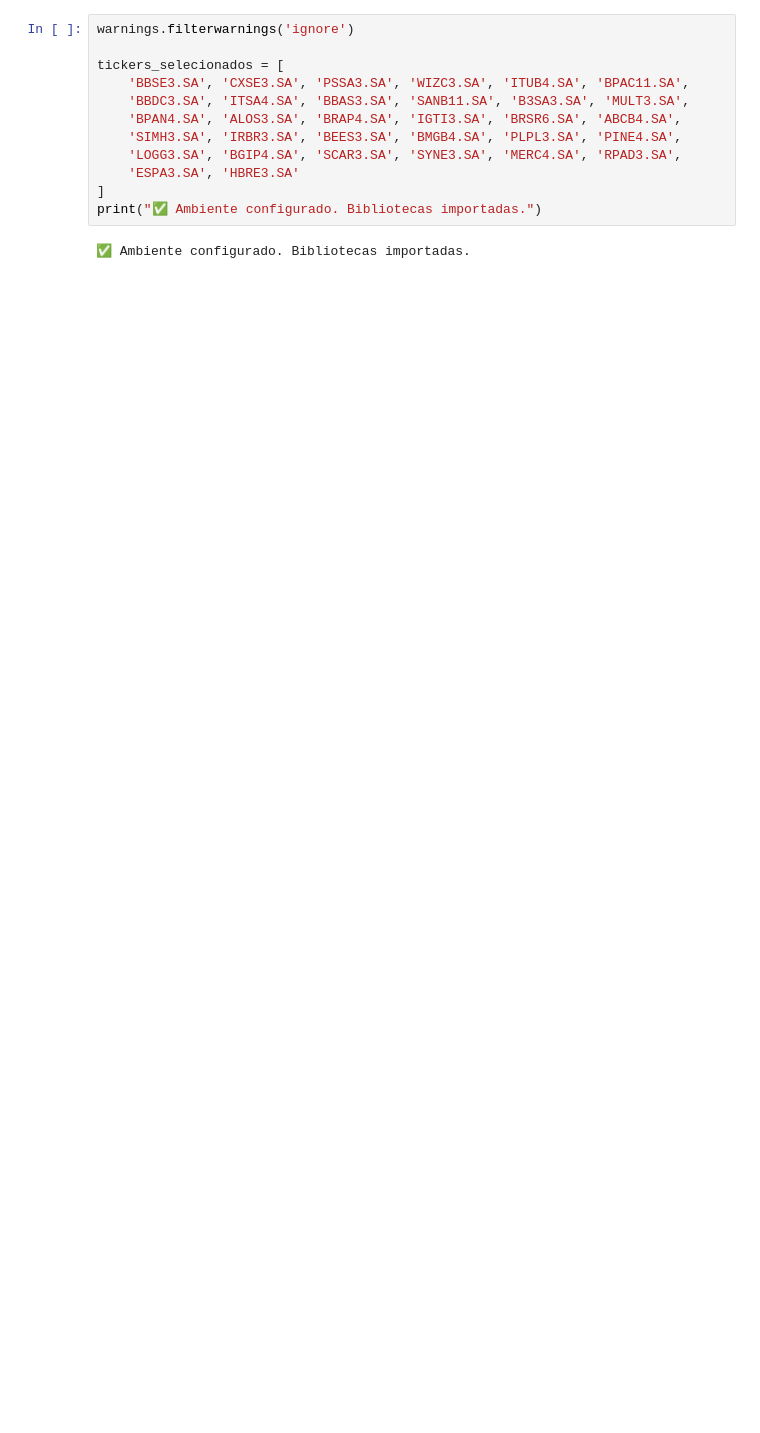
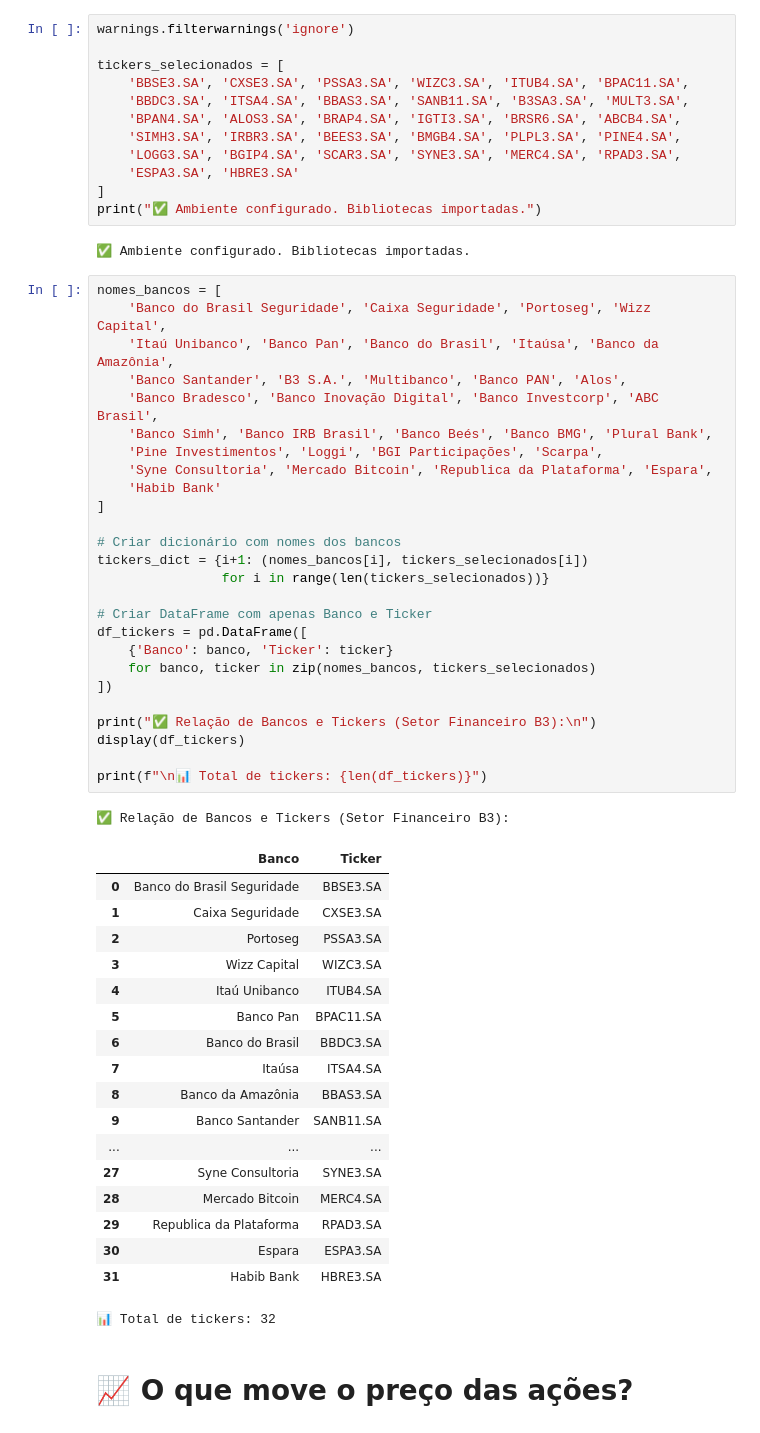
Before and after one commit to Alpha-Desafio-Equipe2/Desafio-Analytics, a Jupyter notebook: notebooks/b3_analytics.ipynb, the cells around one changed output. Cells and saved outputs as stored; diff of their text form; blank space fills up the shorter version.

```diff
--- a/notebooks/b3_analytics.ipynb
+++ b/notebooks/b3_analytics.ipynb
@@ -203,3 +333,51 @@ tickers_selecionados = [
 print("✅ Ambiente configurado. Bibliotecas importadas.")
 # %% [output]
 ✅ Ambiente configurado. Bibliotecas importadas.
+# %%
+nomes_bancos = [
+    'Banco do Brasil Seguridade', 'Caixa Seguridade', 'Portoseg', 'Wizz Capital',
+    'Itaú Unibanco', 'Banco Pan', 'Banco do Brasil', 'Itaúsa', 'Banco da Amazônia',
+    'Banco Santander', 'B3 S.A.', 'Multibanco', 'Banco PAN', 'Alos',
+    'Banco Bradesco', 'Banco Inovação Digital', 'Banco Investcorp', 'ABC Brasil',
+    'Banco Simh', 'Banco IRB Brasil', 'Banco Beés', 'Banco BMG', 'Plural Bank',
+    'Pine Investimentos', 'Loggi', 'BGI Participações', 'Scarpa',
+    'Syne Consultoria', 'Mercado Bitcoin', 'Republica da Plataforma', 'Espara',
+    'Habib Bank'
+]
+
+# Criar dicionário com nomes dos bancos
+tickers_dict = {i+1: (nomes_bancos[i], tickers_selecionados[i])
+                for i in range(len(tickers_selecionados))}
+
+# Criar DataFrame com apenas Banco e Ticker
+df_tickers = pd.DataFrame([
+    {'Banco': banco, 'Ticker': ticker}
+    for banco, ticker in zip(nomes_bancos, tickers_selecionados)
+])
+
+print("✅ Relação de Bancos e Tickers (Setor Financeiro B3):\n")
+display(df_tickers)
+
+print(f"\n📊 Total de tickers: {len(df_tickers)}")
+# %% [output]
+✅ Relação de Bancos e Tickers (Setor Financeiro B3):
+|  | Banco | Ticker |
+| 0 | Banco do Brasil Seguridade | BBSE3.SA |
+| 1 | Caixa Seguridade | CXSE3.SA |
+| 2 | Portoseg | PSSA3.SA |
+| 3 | Wizz Capital | WIZC3.SA |
+| 4 | Itaú Unibanco | ITUB4.SA |
+| 5 | Banco Pan | BPAC11.SA |
+| 6 | Banco do Brasil | BBDC3.SA |
+| 7 | Itaúsa | ITSA4.SA |
+| 8 | Banco da Amazônia | BBAS3.SA |
+| 9 | Banco Santander | SANB11.SA |
+| ... | ... | ... |
+| 27 | Syne Consultoria | SYNE3.SA |
+| 28 | Mercado Bitcoin | MERC4.SA |
+| 29 | Republica da Plataforma | RPAD3.SA |
+| 30 | Espara | ESPA3.SA |
+| 31 | Habib Bank | HBRE3.SA |
+📊 Total de tickers: 32
+# %% [markdown]
+# 📈 O que move o preço das ações?
```
Also changed, not shown: parts of 12 cells of this notebook.
